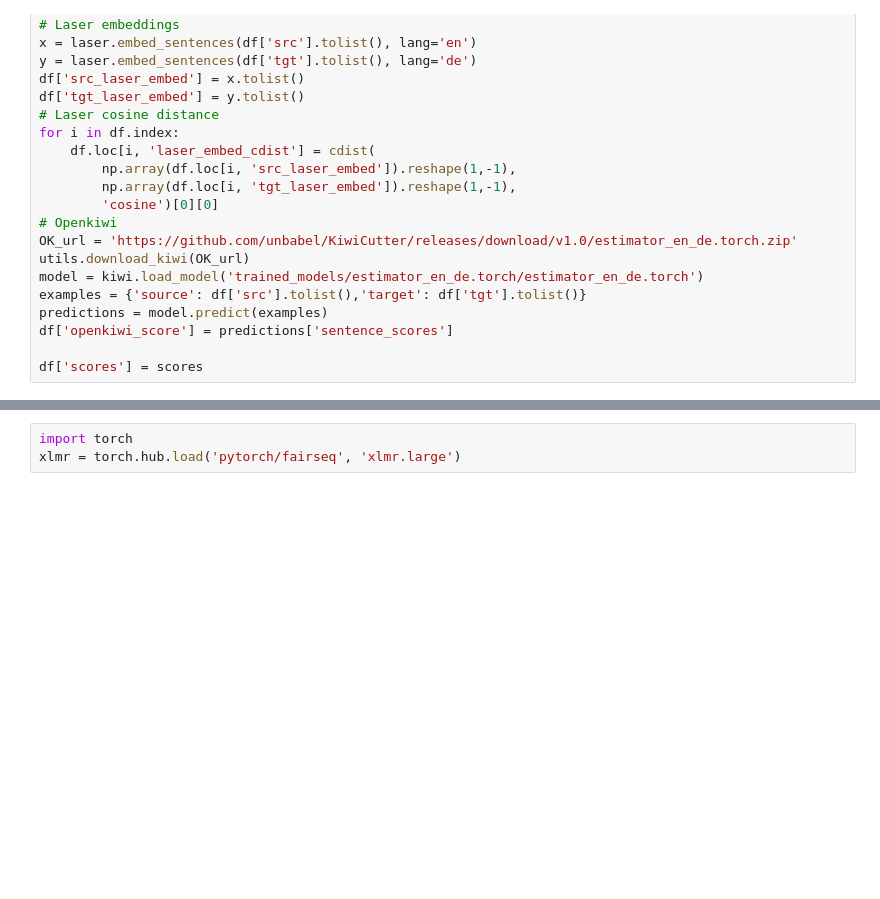
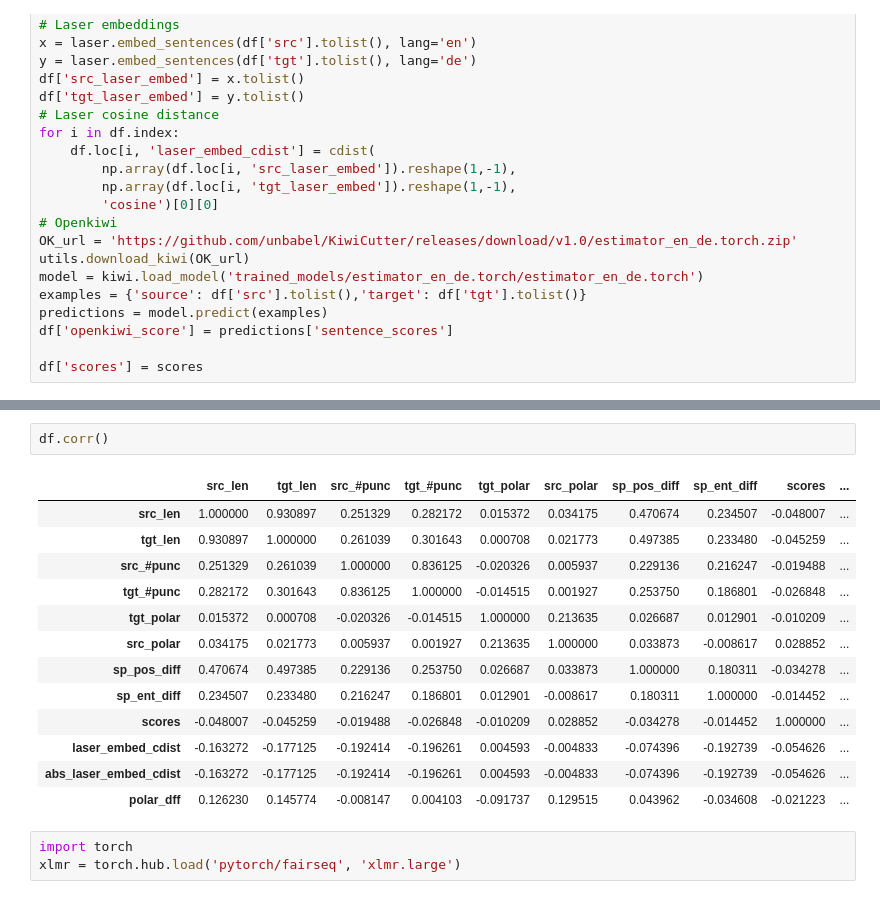
Before and after one commit to ludomitch/rosetta, a Jupyter notebook: Sandbox.ipynb, the cells around one changed output, grey strips where cells are left out. Drawn from its saved outputs; the diff is of its cells as text; blank space fills up the shorter version.

```diff
--- a/Sandbox.ipynb
+++ b/Sandbox.ipynb
@@ -119,3 +134,19 @@ df = pd.read_pickle('df.pkl')
+# %%
+df.corr()
+# %% [output]
+|  | src_len | tgt_len | src_#punc | tgt_#punc | tgt_polar | src_polar | sp_pos_diff | sp_ent_diff | scores | ... |
+| src_len | 1.000000 | 0.930897 | 0.251329 | 0.282172 | 0.015372 | 0.034175 | 0.470674 | 0.234507 | -0.048007 | ... |
+| tgt_len | 0.930897 | 1.000000 | 0.261039 | 0.301643 | 0.000708 | 0.021773 | 0.497385 | 0.233480 | -0.045259 | ... |
+| src_#punc | 0.251329 | 0.261039 | 1.000000 | 0.836125 | -0.020326 | 0.005937 | 0.229136 | 0.216247 | -0.019488 | ... |
+| tgt_#punc | 0.282172 | 0.301643 | 0.836125 | 1.000000 | -0.014515 | 0.001927 | 0.253750 | 0.186801 | -0.026848 | ... |
+| tgt_polar | 0.015372 | 0.000708 | -0.020326 | -0.014515 | 1.000000 | 0.213635 | 0.026687 | 0.012901 | -0.010209 | ... |
+| src_polar | 0.034175 | 0.021773 | 0.005937 | 0.001927 | 0.213635 | 1.000000 | 0.033873 | -0.008617 | 0.028852 | ... |
+| sp_pos_diff | 0.470674 | 0.497385 | 0.229136 | 0.253750 | 0.026687 | 0.033873 | 1.000000 | 0.180311 | -0.034278 | ... |
+| sp_ent_diff | 0.234507 | 0.233480 | 0.216247 | 0.186801 | 0.012901 | -0.008617 | 0.180311 | 1.000000 | -0.014452 | ... |
+| scores | -0.048007 | -0.045259 | -0.019488 | -0.026848 | -0.010209 | 0.028852 | -0.034278 | -0.014452 | 1.000000 | ... |
+| laser_embed_cdist | -0.163272 | -0.177125 | -0.192414 | -0.196261 | 0.004593 | -0.004833 | -0.074396 | -0.192739 | -0.054626 | ... |
+| abs_laser_embed_cdist | -0.163272 | -0.177125 | -0.192414 | -0.196261 | 0.004593 | -0.004833 | -0.074396 | -0.192739 | -0.054626 | ... |
+| polar_dff | 0.126230 | 0.145774 | -0.008147 | 0.004103 | -0.091737 | 0.129515 | 0.043962 | -0.034608 | -0.021223 | ... |
 # %%
 import torch
 xlmr = torch.hub.load('pytorch/fairseq', 'xlmr.large')
```
Also changed, not shown: parts of 1 cell of this notebook.
